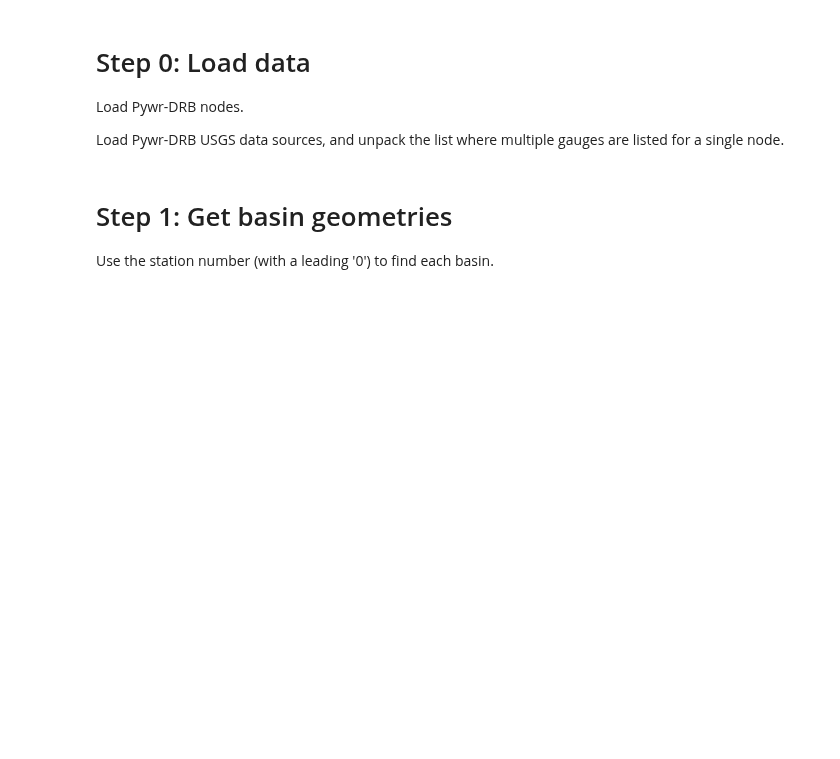
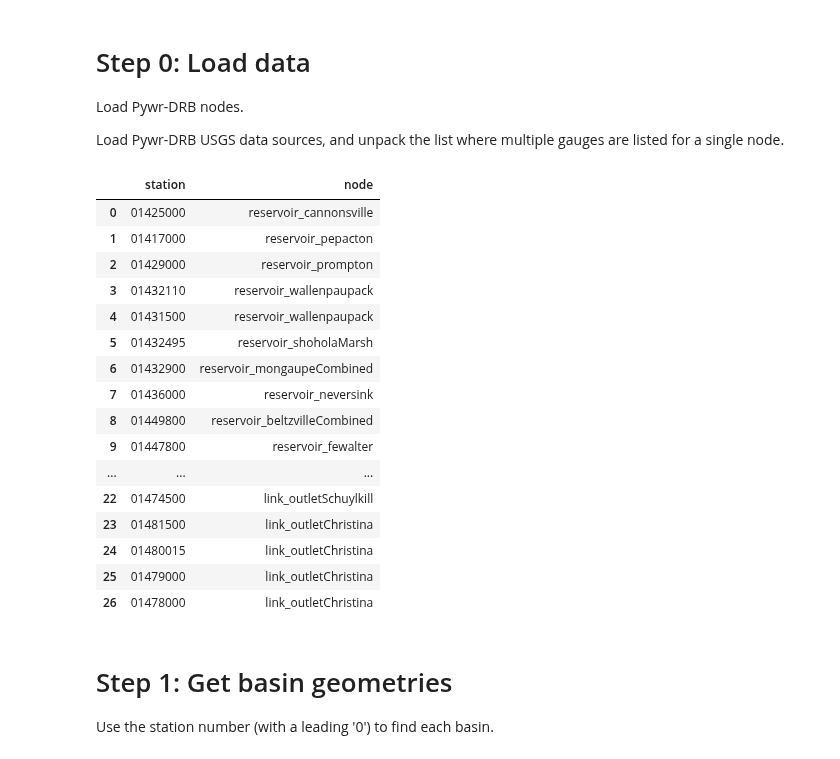
Before and after one commit to Pywr-DRB/Pywr-DRB, a Jupyter notebook: DRB_spatial/Get_node_basin_geometry.ipynb, the cells around one changed output. Drawn from its saved outputs; the diff is of its cells as text; code cells hidden in the pictures; blank space fills up the shorter version.

```diff
--- a/DRB_spatial/Get_node_basin_geometry.ipynb
+++ b/DRB_spatial/Get_node_basin_geometry.ipynb
@@ -50,6 +50,25 @@ def parse_usgs_gauges():
     return node_gauges
 # %%
 node_basins = parse_usgs_gauges()
+node_basins
+# %% [output]
+|  | station | node |
+| 0 | 01425000 | reservoir_cannonsville |
+| 1 | 01417000 | reservoir_pepacton |
+| 2 | 01429000 | reservoir_prompton |
+| 3 | 01432110 | reservoir_wallenpaupack |
+| 4 | 01431500 | reservoir_wallenpaupack |
+| 5 | 01432495 | reservoir_shoholaMarsh |
+| 6 | 01432900 | reservoir_mongaupeCombined |
+| 7 | 01436000 | reservoir_neversink |
+| 8 | 01449800 | reservoir_beltzvilleCombined |
+| 9 | 01447800 | reservoir_fewalter |
+| ... | ... | ... |
+| 22 | 01474500 | link_outletSchuylkill |
+| 23 | 01481500 | link_outletChristina |
+| 24 | 01480015 | link_outletChristina |
+| 25 | 01479000 | link_outletChristina |
+| 26 | 01478000 | link_outletChristina |
 # %% [markdown]
 # Step 1: Get basin geometries
 
```
Also changed, not shown: parts of 4 cells of this notebook, 25 other files.
